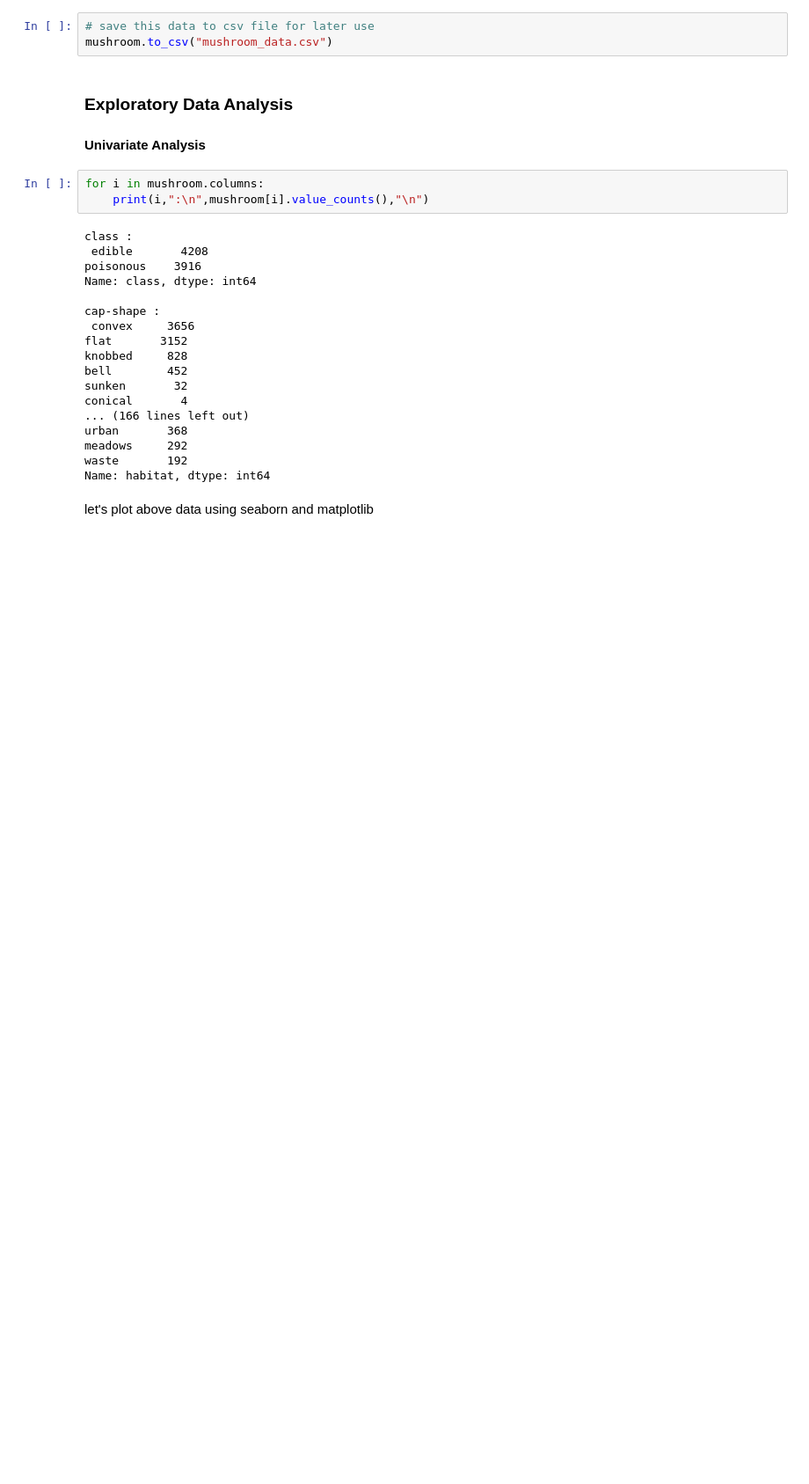
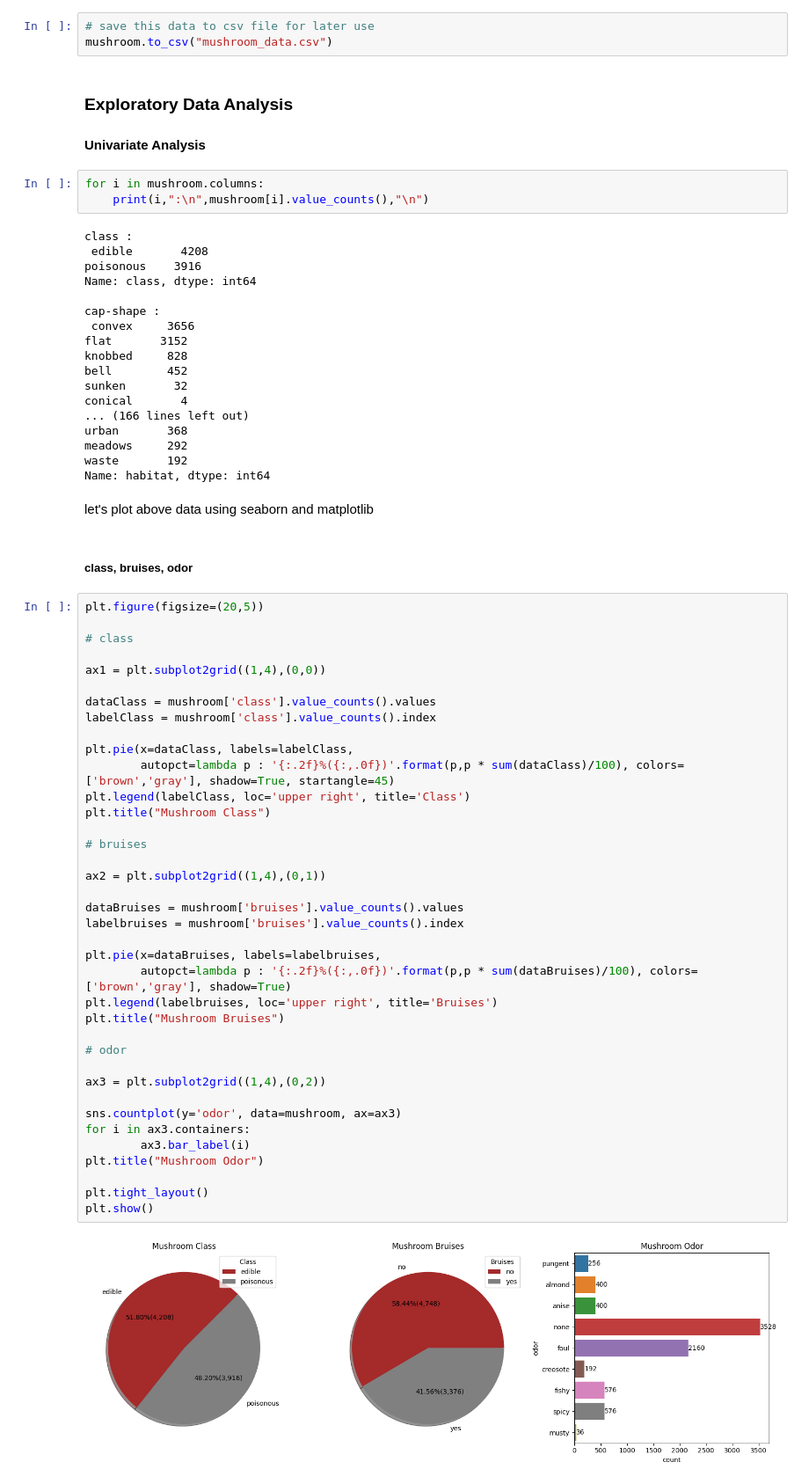
Before and after one commit to Akshay-Paunikar/iNeuron_Mushroom_Classification, a Jupyter notebook: mushroom/notebook/mushroom_EDA.ipynb, the cells around one changed output. Shown at 88% size. Cells and saved outputs as stored; diff of their text form; blank space fills up the shorter version.

```diff
--- a/mushroom/notebook/mushroom_EDA.ipynb
+++ b/mushroom/notebook/mushroom_EDA.ipynb
@@ -308,4 +308,46 @@ waste       192
 Name: habitat, dtype: int64
 # %% [markdown]
 let's plot above data using seaborn and matplotlib
+# %% [markdown]
+##### class, bruises, odor
+# %%
+plt.figure(figsize=(20,5))
+
+# class
+
+ax1 = plt.subplot2grid((1,4),(0,0))
+
+dataClass = mushroom['class'].value_counts().values
+labelClass = mushroom['class'].value_counts().index
+
+plt.pie(x=dataClass, labels=labelClass,
+        autopct=lambda p : '{:.2f}%({:,.0f})'.format(p,p * sum(dataClass)/100), colors=['brown','gray'], shadow=True, startangle=45)
+plt.legend(labelClass, loc='upper right', title='Class')
+plt.title("Mushroom Class")
+
+# bruises
+
+ax2 = plt.subplot2grid((1,4),(0,1))
+
+dataBruises = mushroom['bruises'].value_counts().values
+labelbruises = mushroom['bruises'].value_counts().index
+
+plt.pie(x=dataBruises, labels=labelbruises,
+        autopct=lambda p : '{:.2f}%({:,.0f})'.format(p,p * sum(dataBruises)/100), colors=['brown','gray'], shadow=True)
+plt.legend(labelbruises, loc='upper right', title='Bruises')
+plt.title("Mushroom Bruises")
+
+# odor
+
+ax3 = plt.subplot2grid((1,4),(0,2))
+
+sns.countplot(y='odor', data=mushroom, ax=ax3)
+for i in ax3.containers:
+        ax3.bar_label(i)
+plt.title("Mushroom Odor")
+
+plt.tight_layout()
+plt.show()
+# %% [output]
+[figure, added]
 # %% [markdown]
```
Also changed, not shown: parts of 2 cells of this notebook.
